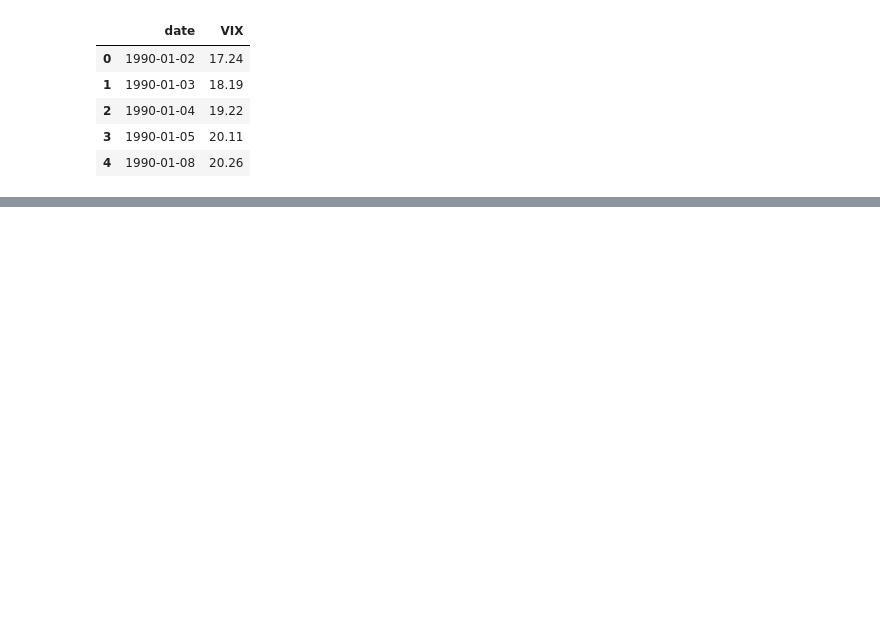
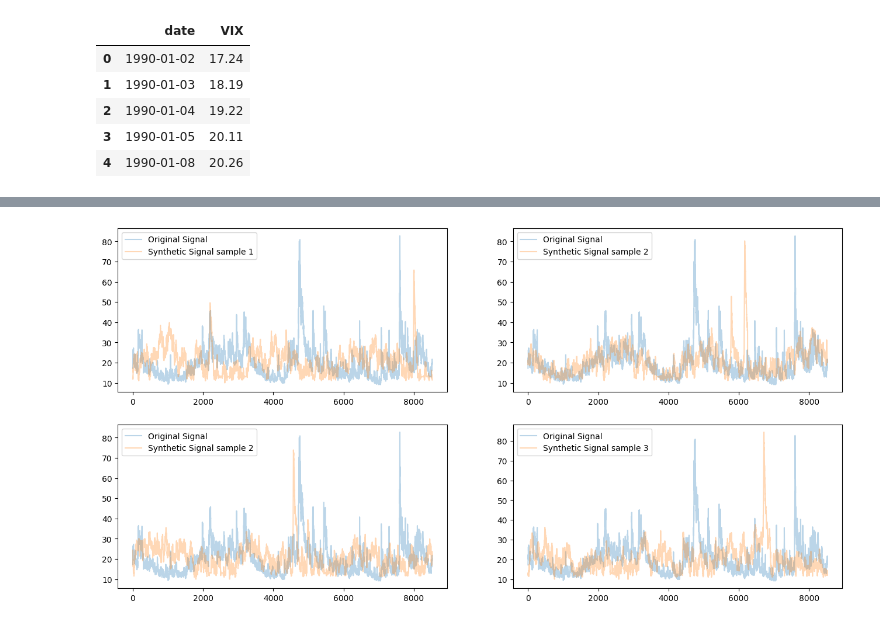
Before and after one commit to AlfaBlok/swanhunt, a Jupyter notebook: vix_generator.ipynb, the cells around one changed output, grey strips where cells are left out. Cells and saved outputs as stored; diff of their text form; code cells hidden in the pictures; blank space fills up the shorter version.

```diff
--- a/vix_generator.ipynb
+++ b/vix_generator.ipynb
@@ -484,0 +595,21 @@ plt.show()
+# %%
+
+# Create a figure with four subplots
+fig, axs = plt.subplots(2, 2, figsize=(16, 8))
+# Generate a random synthetic signal for each subplot
+for i in range(2):
+    for j in range(2):
+        synthetic_signal = generate_synthetic_signal(original_signal)
+        synthetic_signal = synthetic_signal + (original_signal.mean() - synthetic_signal.mean())
+        synthetic_signal_with_spikes = add_spikes_to_signal(synthetic_signal, 1, 30)
+        synthetic_signal_with_spikes = add_spikes_to_signal(synthetic_signal_with_spikes, 1, 55)
+        synthetic_signal_smoothed = smooth_bottoms_by_value(synthetic_signal_with_spikes)
+        axs[i, j].plot(original_signal, alpha=0.3,label='Original Signal')
+        axs[i, j].plot(synthetic_signal_smoothed, alpha=0.3, label=f'Synthetic Signal sample {i+j+1}')
+        axs[i, j].legend()
+
+# Show the plot
+# fig.title('Synthetic vs Original VIX Signals')
+plt.show()
+# %% [output]
+[figure, added]
```
Also changed, not shown: parts of 36 cells of this notebook, 1 other file.
